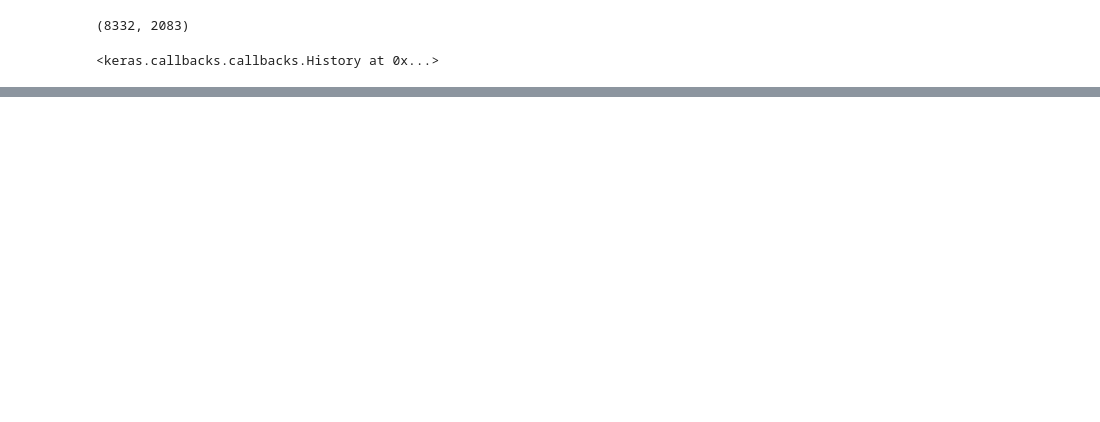
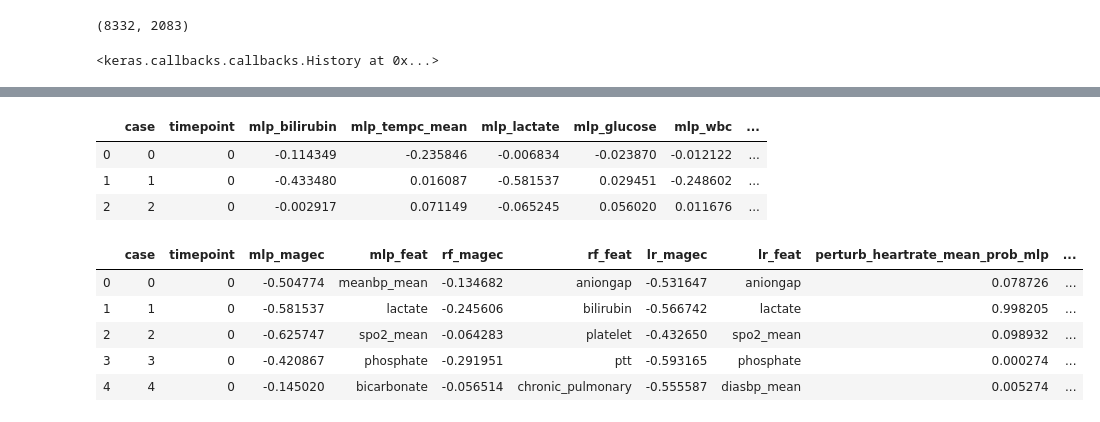
Before and after one commit to gstef80/MAgEC, a Jupyter notebook: MIMIC_MV_MAGEC.ipynb, the cells around one changed output, grey strips where cells are left out. Drawn from its saved outputs; the diff is of its cells as text; code cells hidden in the pictures; blank space fills up the shorter version.

```diff
--- a/MIMIC_MV_MAGEC.ipynb
+++ b/MIMIC_MV_MAGEC.ipynb
@@ -432,0 +437,10 @@ ROC AUC: 0.999250
+# %%
+x_magec = xst_validation.copy()
+x_magec['timepoint'] = 0
+x_magec['case'] = np.arange(len(x_magec))
+x_magec.set_index(['case','timepoint'], inplace=True)
+
+y_magec = pd.DataFrame(Y_validation['label'].copy())
+y_magec['timepoint'] = 0
+y_magec['case'] = np.arange(len(y_magec))
+y_magec.set_index(['case','timepoint'], inplace=True)
@@ -432,0 +470,7 @@ ROC AUC: 0.999250
+# %%
+joined.head(3)
+# %% [output]
+|  | case | timepoint | mlp_bilirubin | mlp_tempc_mean | mlp_lactate | mlp_glucose | mlp_wbc | ... |
+| 0 | 0 | 0 | -0.114349 | -0.235846 | -0.006834 | -0.023870 | -0.012122 | ... |
+| 1 | 1 | 0 | -0.433480 | 0.016087 | -0.581537 | 0.029451 | -0.248602 | ... |
+| 2 | 2 | 0 | -0.002917 | 0.071149 | -0.065245 | 0.056020 | 0.011676 | ... |
@@ -432,0 +479,9 @@ ROC AUC: 0.999250
+# %%
+ranks1.head()
+# %% [output]
+|  | case | timepoint | mlp_magec | mlp_feat | rf_magec | rf_feat | lr_magec | lr_feat | perturb_heartrate_mean_prob_mlp | ... |
+| 0 | 0 | 0 | -0.504774 | meanbp_mean | -0.134682 | aniongap | -0.531647 | aniongap | 0.078726 | ... |
+| 1 | 1 | 0 | -0.581537 | lactate | -0.245606 | bilirubin | -0.566742 | lactate | 0.998205 | ... |
+| 2 | 2 | 0 | -0.625747 | spo2_mean | -0.064283 | platelet | -0.432650 | spo2_mean | 0.098932 | ... |
+| 3 | 3 | 0 | -0.420867 | phosphate | -0.291951 | ptt | -0.593165 | phosphate | 0.000274 | ... |
+| 4 | 4 | 0 | -0.145020 | bicarbonate | -0.056514 | chronic_pulmonary | -0.555587 | diasbp_mean | 0.005274 | ... |
```
Also changed, not shown: parts of 15 cells of this notebook, 1 other file.
